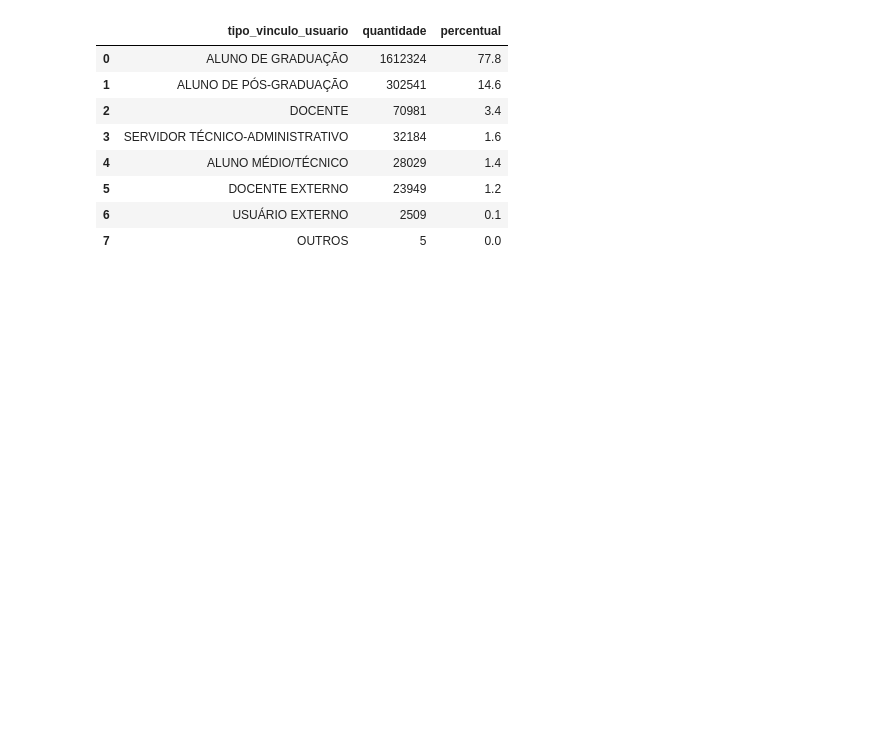
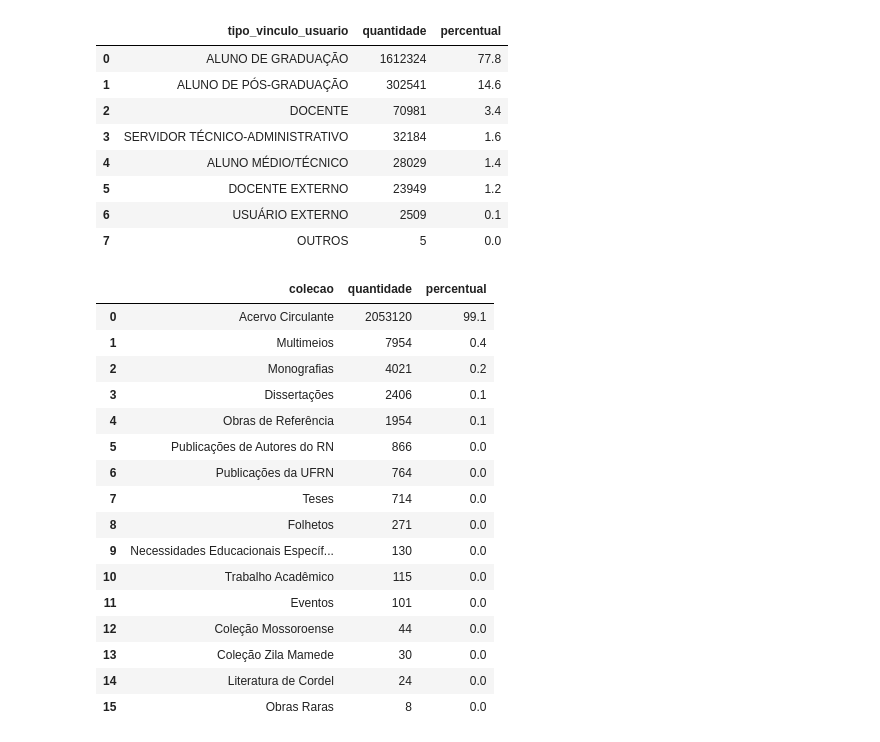
Before and after one commit to WyndamBaxter/Desafio-7-days-of-coding-dashboard, a Jupyter notebook: Analise_exploratoria.ipynb, the cells around one changed output. Cells and saved outputs as stored; diff of their text form; code cells hidden in the pictures; blank space fills up the shorter version.

```diff
--- a/Analise_exploratoria.ipynb
+++ b/Analise_exploratoria.ipynb
@@ -625,3 +625,23 @@ gera_tabela_frequencia('tipo_vinculo_usuario')
 | 5 | DOCENTE EXTERNO | 23949 | 1.2 |
 | 6 | USUÁRIO EXTERNO | 2509 | 0.1 |
 | 7 | OUTROS | 5 | 0.0 |
+# %%
+gera_tabela_frequencia('colecao')
+# %% [output]
+|  | colecao | quantidade | percentual |
+| 0 | Acervo Circulante | 2053120 | 99.1 |
+| 1 | Multimeios | 7954 | 0.4 |
+| 2 | Monografias | 4021 | 0.2 |
+| 3 | Dissertações | 2406 | 0.1 |
+| 4 | Obras de Referência | 1954 | 0.1 |
+| 5 | Publicações de Autores do RN | 866 | 0.0 |
+| 6 | Publicações da UFRN | 764 | 0.0 |
+| 7 | Teses | 714 | 0.0 |
+| 8 | Folhetos | 271 | 0.0 |
+| 9 | Necessidades Educacionais Específ... | 130 | 0.0 |
+| 10 | Trabalho Acadêmico | 115 | 0.0 |
+| 11 | Eventos | 101 | 0.0 |
+| 12 | Coleção Mossoroense | 44 | 0.0 |
+| 13 | Coleção Zila Mamede | 30 | 0.0 |
+| 14 | Literatura de Cordel | 24 | 0.0 |
+| 15 | Obras Raras | 8 | 0.0 |
```
Also changed, not shown: parts of 13 cells of this notebook.
